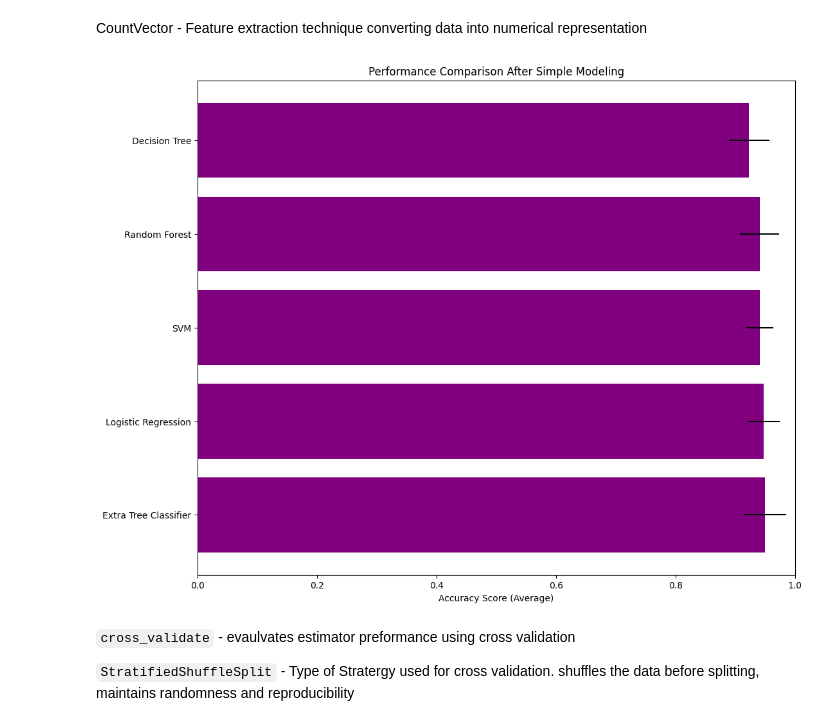
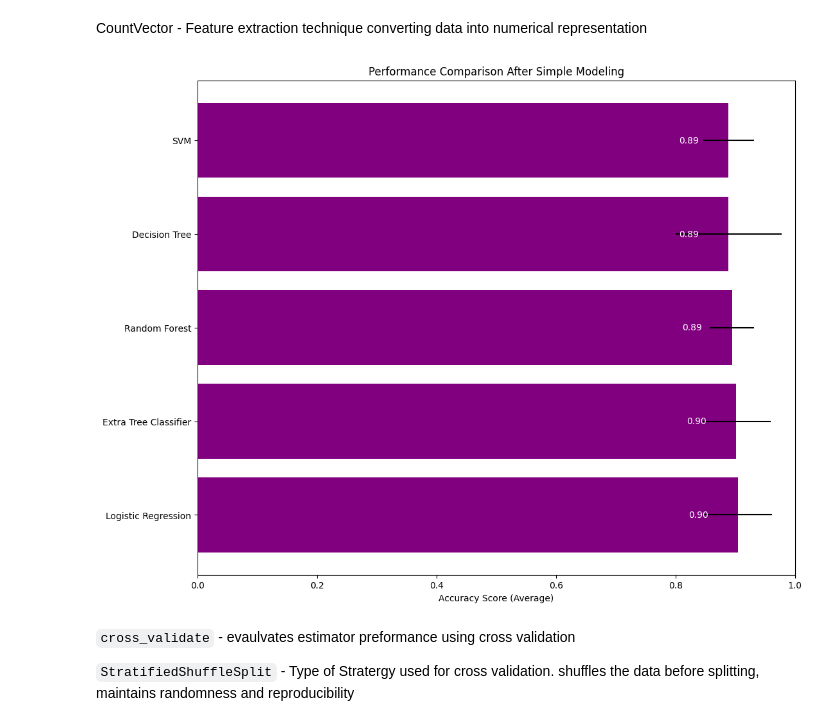
Before and after one commit to ssuriya1/Youtube-Spam-Detection, a Jupyter notebook: training.ipynb, the cells around one changed output. Saved outputs shown, nothing was run; the diff lists cells and outputs as text; code cells hidden in the pictures.

```diff
--- a/training.ipynb
+++ b/training.ipynb
@@ -99,7 +99,7 @@ comments_lemma = [[lemma.lemmatize(w) for w in comment] for comment in comments_
 Lemmatizing words example - `running`, `runs`, and `ran` is `run`
 # %%
 # Train-test split
-X_train, X_test, y_train, y_test = train_test_split(comments_lemma, labels, test_size=0.2, shuffle=True, random_state=0, stratify=labels)
+X_train, X_test, y_train, y_test = train_test_split(comments_lemma, labels, test_size=0.8, shuffle=True, random_state=0, stratify=labels)
 # %%
 # Creating bag of words
 X_train_untokenized = [' '.join(comment) for comment in X_train]
@@ -113,35 +113,41 @@ CountVector - Feature extraction technique converting data into numerical repres
 # %%
 # Model evaluation
 estimators = [
     ('Decision Tree', DecisionTreeClassifier),
     ('Logistic Regression', LogisticRegression),
     ('Random Forest', RandomForestClassifier),
     ('SVM', SVC),
     ('Extra Tree Classifier', ExtraTreesClassifier)
 ]
 comparison_cols = ['Algorithm', 'Training Time (Avg)', 'Accuracy (Avg)', 'Accuracy (3xSTD)']
 comparison_df = pd.DataFrame(columns=comparison_cols)
 cv_split = StratifiedShuffleSplit(n_splits=10, test_size=0.3, random_state=0)
 for idx, (name, estimator) in enumerate(estimators):
     cv_results = cross_validate(estimator(), X_train, y_train, cv=cv_split)
     comparison_df.loc[idx, 'Algorithm'] = name
     comparison_df.loc[idx, 'Training Time (Avg)'] = cv_results['fit_time'].mean()
     comparison_df.loc[idx, 'Accuracy (Avg)'] = cv_results['test_score'].mean()
     comparison_df.loc[idx, 'Accuracy (3xSTD)'] = cv_results['test_score'].std() * 3
 
 comparison_df.set_index(keys='Algorithm', inplace=True)
 comparison_df.sort_values(by='Accuracy (Avg)', ascending=False, inplace=True)
+
 fig, ax = plt.subplots(figsize=(12, 10))
 y_pos = np.arange(len(comparison_df))
-ax.barh(y_pos, comparison_df['Accuracy (Avg)'], xerr=comparison_df['Accuracy (3xSTD)'], color='purple')
+bars = ax.barh(y_pos, comparison_df['Accuracy (Avg)'], xerr=comparison_df['Accuracy (3xSTD)'], color='purple')
 ax.set_yticks(y_pos)
 ax.set_yticklabels(comparison_df.index)
 ax.set_xlabel('Accuracy Score (Average)')
 ax.set_title('Performance Comparison After Simple Modeling')
 ax.set_xlim(0, 1)
+
+# Annotate each bar with its corresponding value
+for bar, acc in zip(bars, comparison_df['Accuracy (Avg)']):
+    ax.text(bar.get_width() - 0.05, bar.get_y() + bar.get_height()/2, f'{acc:.2f}', va='center', ha='right', color='white')
+
 plt.show()
 # %% [output]
-[figure, old version]
+[figure, new version]
 # %% [markdown]
 `cross_validate` - evaulvates estimator preformance using cross validation
 
```
Also changed, not shown: parts of 3 cells of this notebook, 2 other files.
